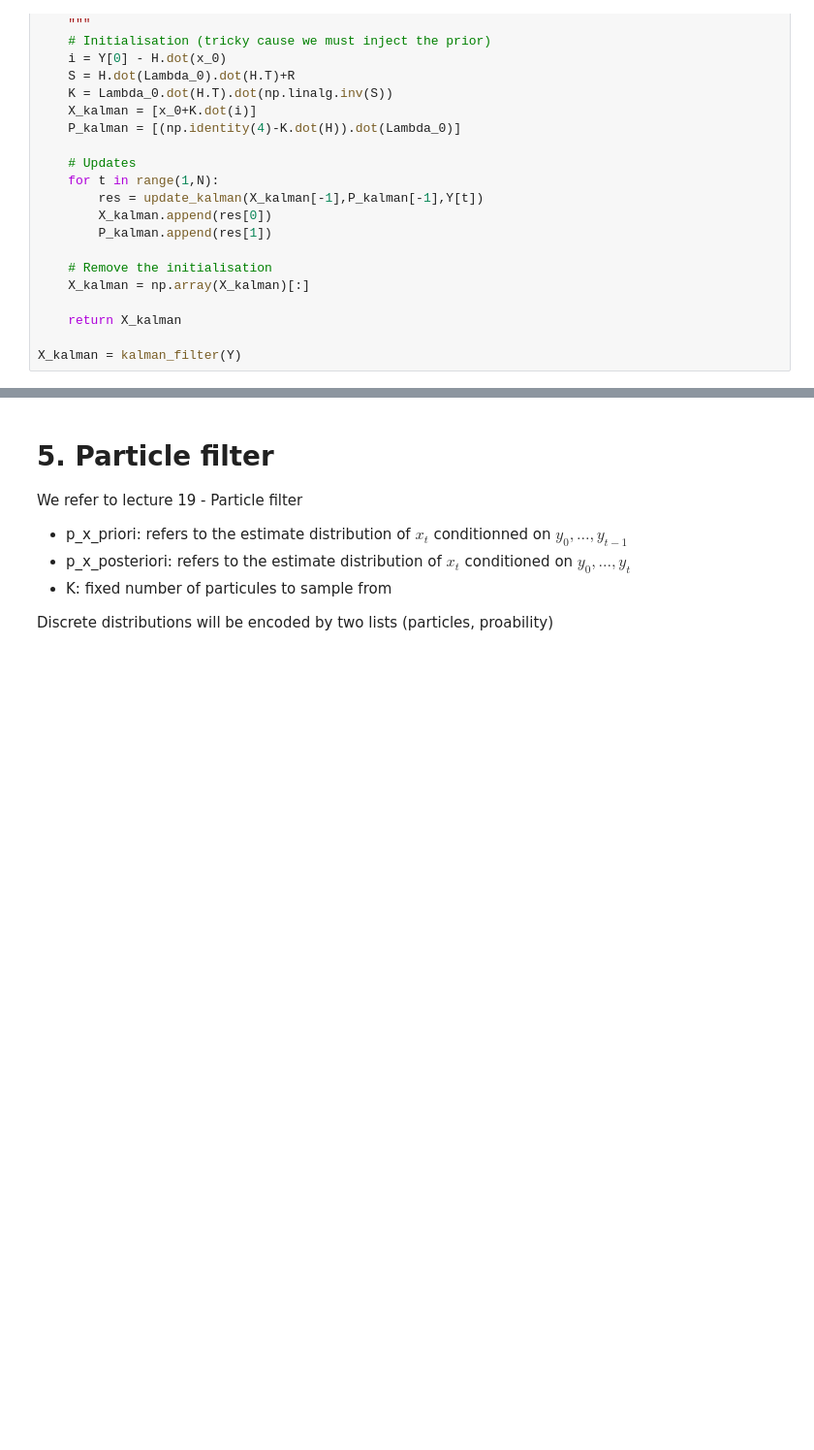
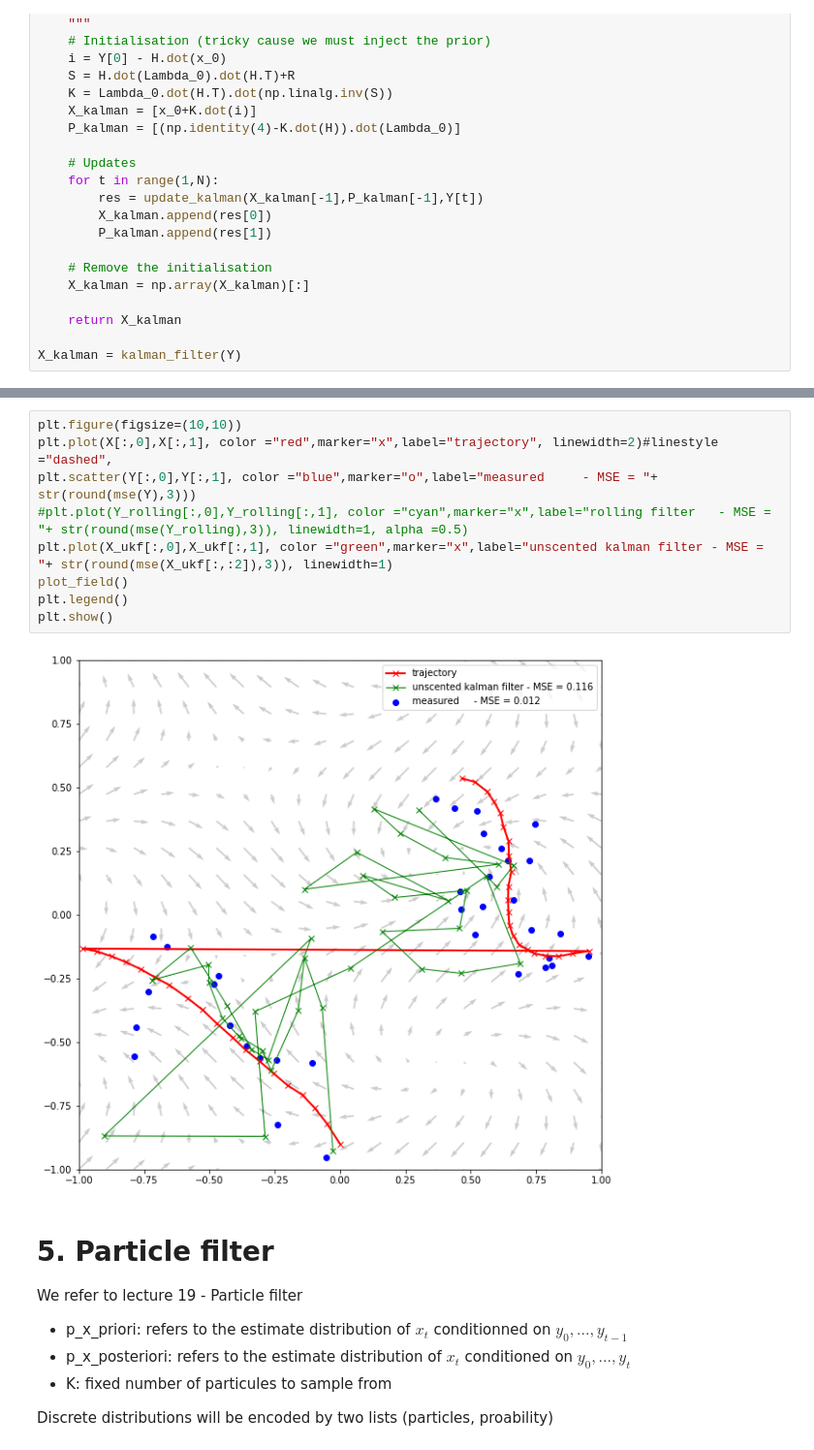
Before and after one commit to Romcos/kalman-filter, a Jupyter notebook: Kalman Filter.ipynb, the cells around one changed output, grey strips where cells are left out. Shown at 97% size. Saved outputs shown, nothing was run; the diff lists cells and outputs as text; blank space fills up the shorter version.

Commit message:
Add files via upload
added unscented Kalman filter

```diff
--- a/Kalman Filter.ipynb
+++ b/Kalman Filter.ipynb
@@ -632,3 +706,14 @@ TODO
+# %%
+plt.figure(figsize=(10,10))
+plt.plot(X[:,0],X[:,1], color ="red",marker="x",label="trajectory", linewidth=2)#linestyle ="dashed",
+plt.scatter(Y[:,0],Y[:,1], color ="blue",marker="o",label="measured     - MSE = "+ str(round(mse(Y),3)))
+#plt.plot(Y_rolling[:,0],Y_rolling[:,1], color ="cyan",marker="x",label="rolling filter   - MSE = "+ str(round(mse(Y_rolling),3)), linewidth=1, alpha =0.5)
+plt.plot(X_ukf[:,0],X_ukf[:,1], color ="green",marker="x",label="unscented kalman filter - MSE = "+ str(round(mse(X_ukf[:,:2]),3)), linewidth=1)
+plot_field()
+plt.legend()
+plt.show()
+# %% [output]
+[figure, added]
 # %% [markdown]
 # 5. Particle filter
 
```
Also changed, not shown: parts of 13 cells of this notebook.
